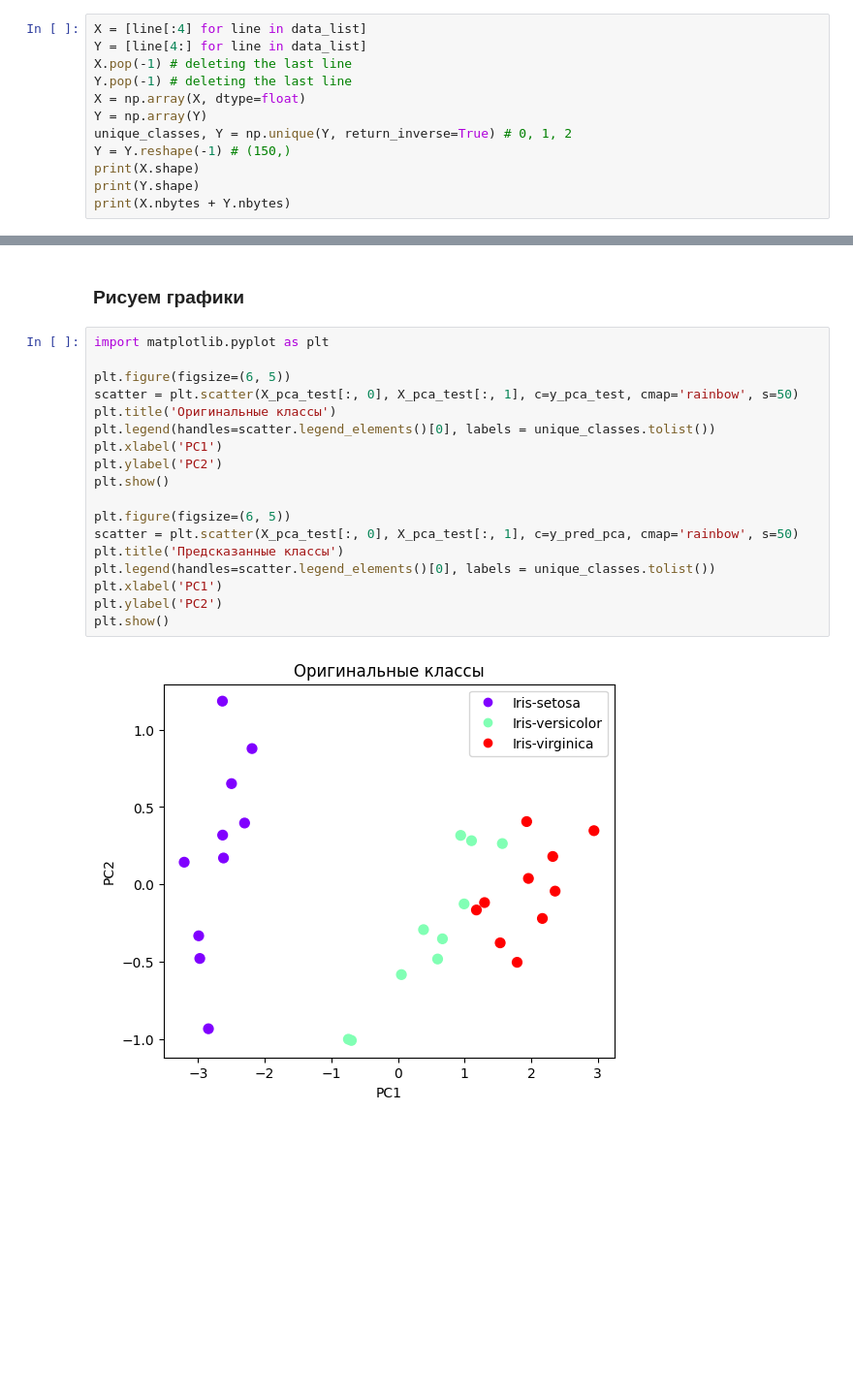
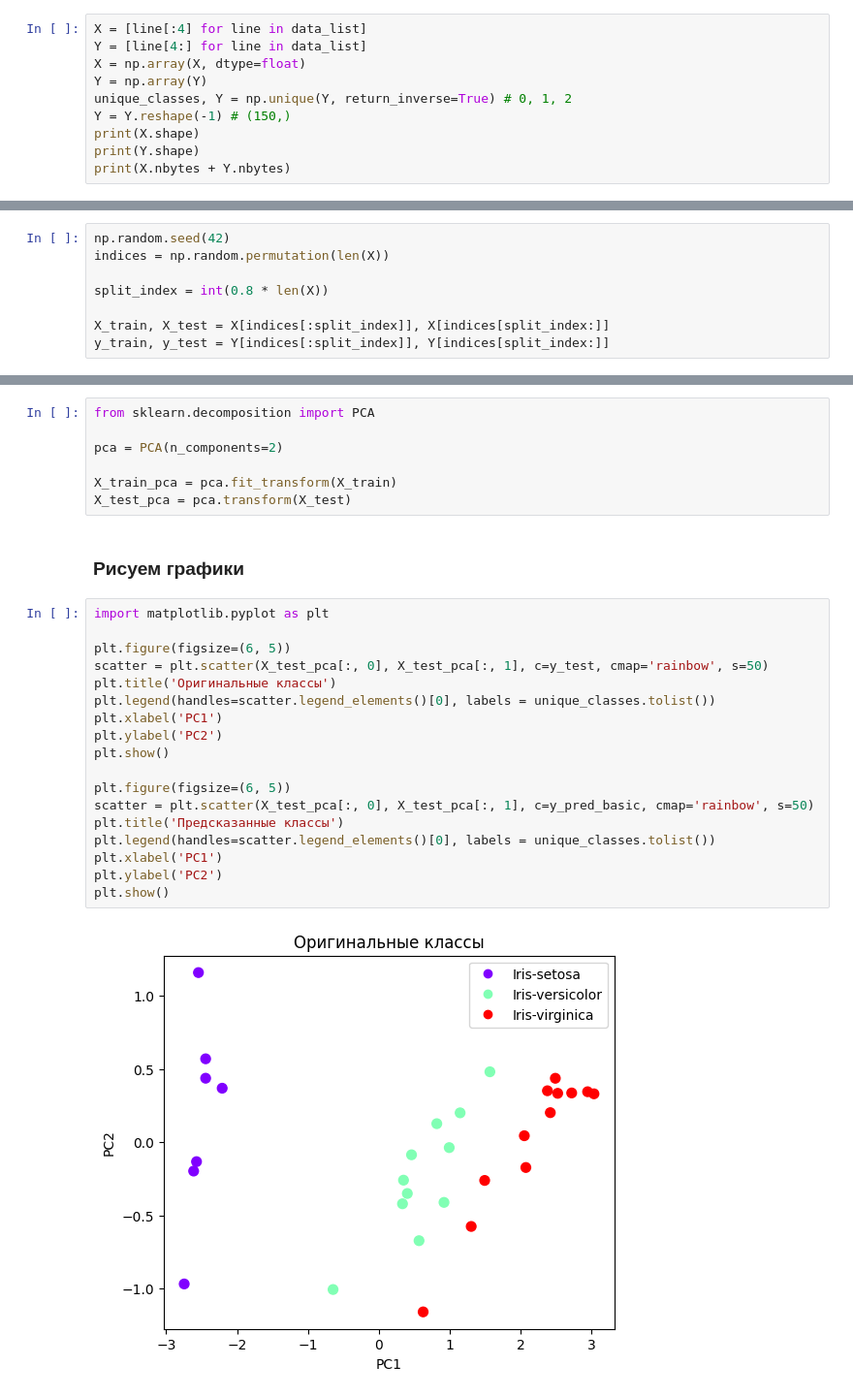
Before and after one commit to Konstantinst128027/spbu-python-course, a Jupyter notebook: project/Task7/numpy_homework.ipynb, the cells around one changed output, grey strips where cells are left out. Shown at 97% size. Saved outputs shown, nothing was run; the diff lists cells and outputs as text; blank space fills up the shorter version.

```diff
--- a/project/Task7/numpy_homework.ipynb
+++ b/project/Task7/numpy_homework.ipynb
@@ -31,8 +31,6 @@ with open('iris_data.csv', 'r') as file:
 # %%
 X = [line[:4] for line in data_list]
 Y = [line[4:] for line in data_list]
-X.pop(-1) # deleting the last line
-Y.pop(-1) # deleting the last line
 X = np.array(X, dtype=float)
 Y = np.array(Y)
 unique_classes, Y = np.unique(Y, return_inverse=True) # 0, 1, 2
@@ -108,3 +98,11 @@ X_train, X_test, y_train, y_test = train_test_split(X, Y,
+# %%
+np.random.seed(42)
+indices = np.random.permutation(len(X))
+
+split_index = int(0.8 * len(X))
+
+X_train, X_test = X[indices[:split_index]], X[indices[split_index:]]
+y_train, y_test = Y[indices[:split_index]], Y[indices[split_index:]]
 # %% [markdown]
 ## Вторая часть
 # %%
@@ -219,22 +193,29 @@ print(accuracy_pca, F1_pca)
+# %%
+from sklearn.decomposition import PCA
+
+pca = PCA(n_components=2)
+
+X_train_pca = pca.fit_transform(X_train)
+X_test_pca = pca.transform(X_test)
 # %% [markdown]
 ### Рисуем графики
 # %%
 import matplotlib.pyplot as plt
 
 plt.figure(figsize=(6, 5))
-scatter = plt.scatter(X_pca_test[:, 0], X_pca_test[:, 1], c=y_pca_test, cmap='rainbow', s=50)
+scatter = plt.scatter(X_test_pca[:, 0], X_test_pca[:, 1], c=y_test, cmap='rainbow', s=50)
 plt.title('Оригинальные классы')
 plt.legend(handles=scatter.legend_elements()[0], labels = unique_classes.tolist())
 plt.xlabel('PC1')
 plt.ylabel('PC2')
 plt.show()
 
 plt.figure(figsize=(6, 5))
-scatter = plt.scatter(X_pca_test[:, 0], X_pca_test[:, 1], c=y_pred_pca, cmap='rainbow', s=50)
+scatter = plt.scatter(X_test_pca[:, 0], X_test_pca[:, 1], c=y_pred_basic, cmap='rainbow', s=50)
 plt.title('Предсказанные классы')
 plt.legend(handles=scatter.legend_elements()[0], labels = unique_classes.tolist())
 plt.xlabel('PC1')
 plt.ylabel('PC2')
 plt.show()
 # %% [output]
-[figure, old version]
+[figure, new version]
```
Also changed, not shown: parts of 12 cells of this notebook, 1 other file.
